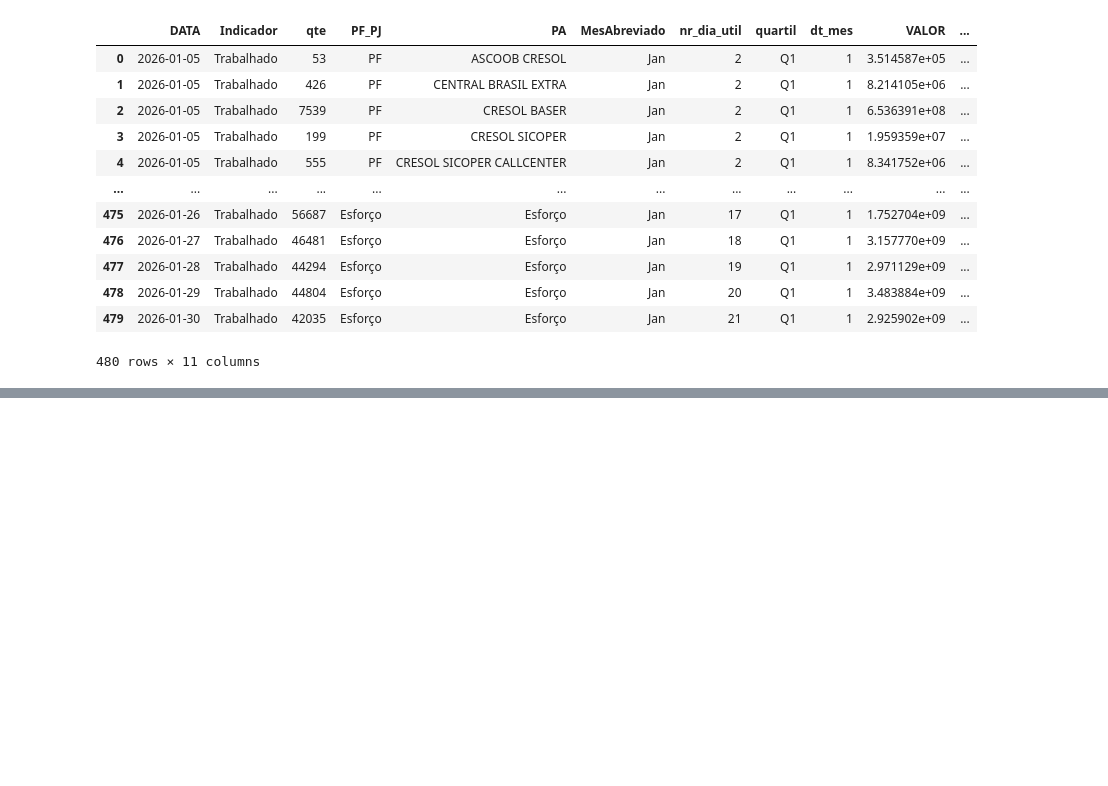
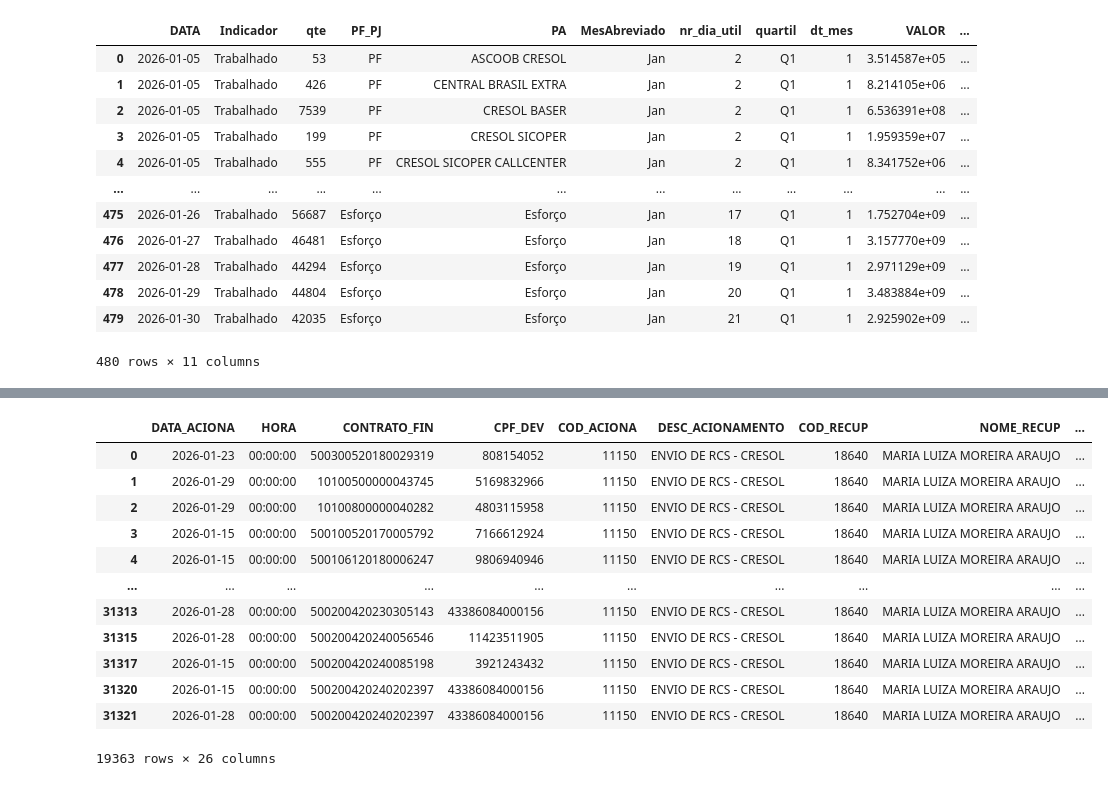
Before and after one commit to Claudiano-alves/Data-Analysis-Portfolio, a Jupyter notebook: Projects/notebooks/data_wrangling_cresol.ipynb, the cells around one changed output, grey strips where cells are left out. Saved outputs shown, nothing was run; the diff lists cells and outputs as text; code cells hidden in the pictures; blank space fills up the shorter version.

```diff
--- a/Projects/notebooks/data_wrangling_cresol.ipynb
+++ b/Projects/notebooks/data_wrangling_cresol.ipynb
@@ -239,0 +345,19 @@ df_discagens_acumulado
+# %%
+df_tab_acionamentos
+df_sem_relacionamento
+#df_sem_descricao
+#df_tabulacao_aciona
+# %% [output]
+|  | DATA_ACIONA | HORA | CONTRATO_FIN | CPF_DEV | COD_ACIONA | DESC_ACIONAMENTO | COD_RECUP | NOME_RECUP | ... |
+| 0 | 2026-01-23 | 00:00:00 | 500300520180029319 | 808154052 | 11150 | ENVIO DE RCS - CRESOL | 18640 | MARIA LUIZA MOREIRA ARAUJO | ... |
+| 1 | 2026-01-29 | 00:00:00 | 10100500000043745 | 5169832966 | 11150 | ENVIO DE RCS - CRESOL | 18640 | MARIA LUIZA MOREIRA ARAUJO | ... |
+| 2 | 2026-01-29 | 00:00:00 | 10100800000040282 | 4803115958 | 11150 | ENVIO DE RCS - CRESOL | 18640 | MARIA LUIZA MOREIRA ARAUJO | ... |
+| 3 | 2026-01-15 | 00:00:00 | 500100520170005792 | 7166612924 | 11150 | ENVIO DE RCS - CRESOL | 18640 | MARIA LUIZA MOREIRA ARAUJO | ... |
+| 4 | 2026-01-15 | 00:00:00 | 500106120180006247 | 9806940946 | 11150 | ENVIO DE RCS - CRESOL | 18640 | MARIA LUIZA MOREIRA ARAUJO | ... |
+| ... | ... | ... | ... | ... | ... | ... | ... | ... | ... |
+| 31313 | 2026-01-28 | 00:00:00 | 500200420230305143 | 43386084000156 | 11150 | ENVIO DE RCS - CRESOL | 18640 | MARIA LUIZA MOREIRA ARAUJO | ... |
+| 31315 | 2026-01-28 | 00:00:00 | 500200420240056546 | 11423511905 | 11150 | ENVIO DE RCS - CRESOL | 18640 | MARIA LUIZA MOREIRA ARAUJO | ... |
+| 31317 | 2026-01-15 | 00:00:00 | 500200420240085198 | 3921243432 | 11150 | ENVIO DE RCS - CRESOL | 18640 | MARIA LUIZA MOREIRA ARAUJO | ... |
+| 31320 | 2026-01-15 | 00:00:00 | 500200420240202397 | 43386084000156 | 11150 | ENVIO DE RCS - CRESOL | 18640 | MARIA LUIZA MOREIRA ARAUJO | ... |
+| 31321 | 2026-01-28 | 00:00:00 | 500200420240202397 | 43386084000156 | 11150 | ENVIO DE RCS - CRESOL | 18640 | MARIA LUIZA MOREIRA ARAUJO | ... |
+19363 rows × 26 columns
```
Also changed, not shown: parts of 12 cells of this notebook, 25 other files.
